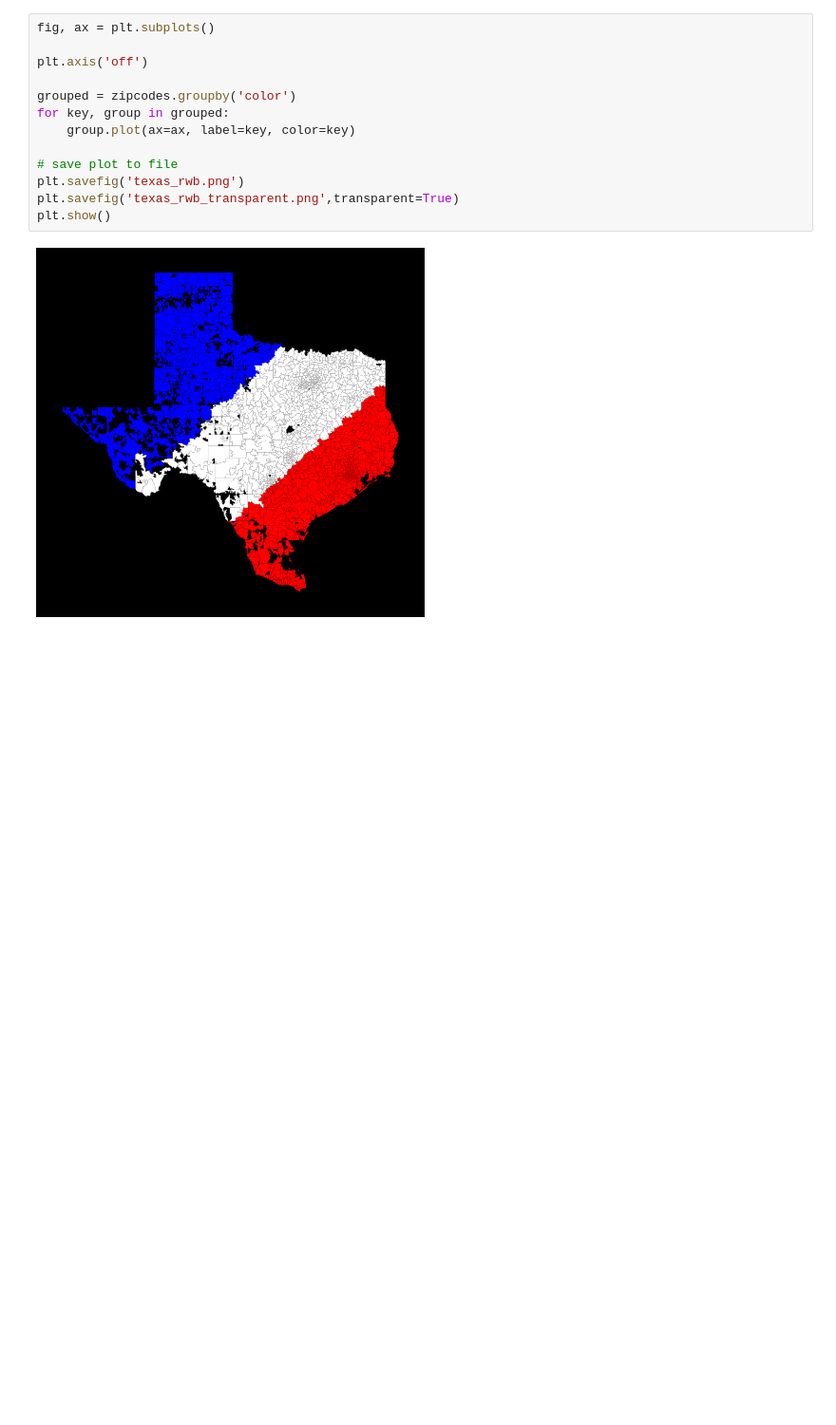
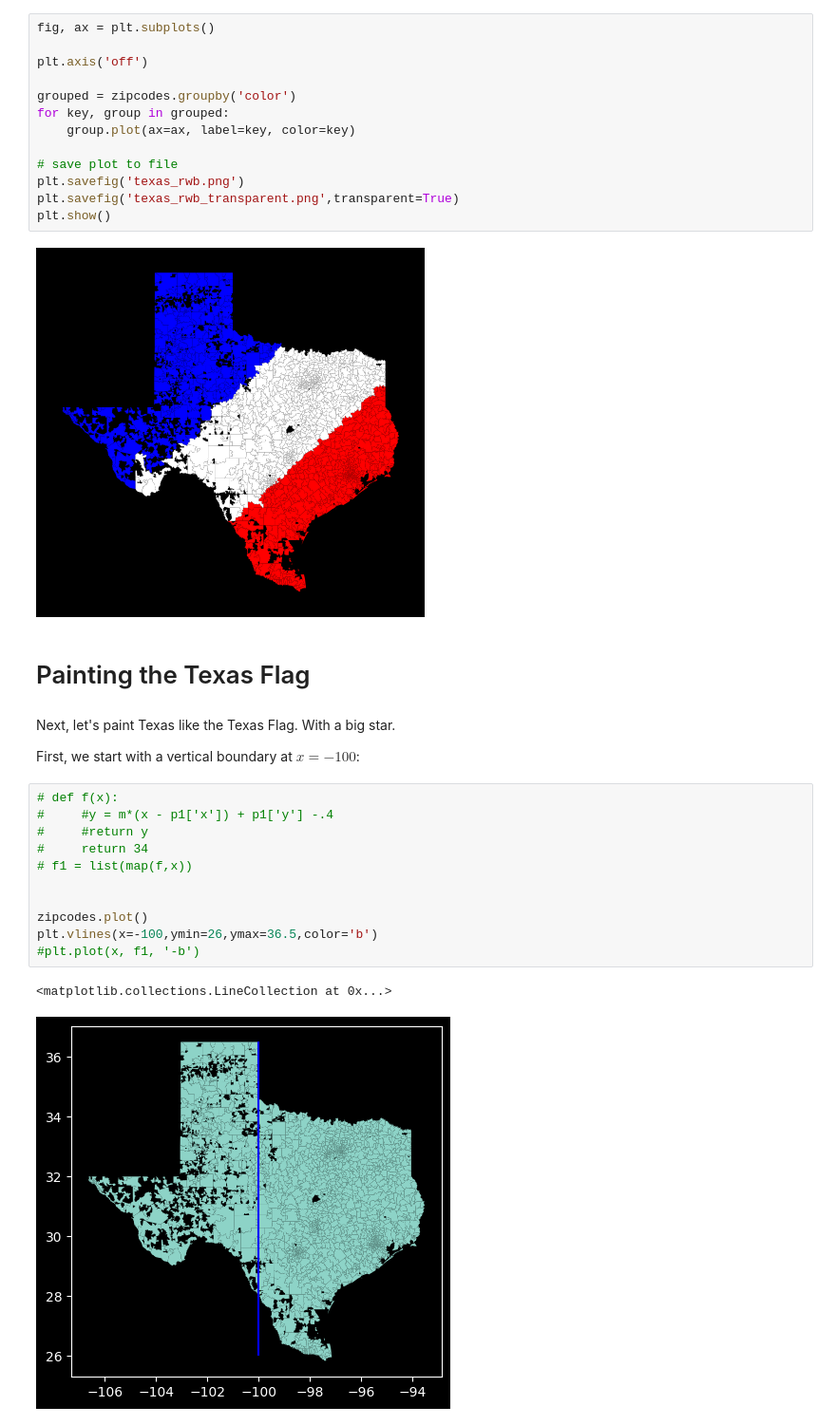
Before and after one commit to alshival/upgraded-journey, a Jupyter notebook: Geospatial Analytics/painting_by_numbers.ipynb, the cells around one changed output. Shown at 95% size. Saved outputs shown, nothing was run; the diff lists cells and outputs as text; blank space fills up the shorter version.

Commit message:
adding Texas Flag

```diff
--- a/Geospatial Analytics/painting_by_numbers.ipynb
+++ b/Geospatial Analytics/painting_by_numbers.ipynb
@@ -152,3 +152,23 @@ plt.savefig('texas_rwb_transparent.png',transparent=True)
 plt.show()
 # %% [output]
 [figure]
+# %% [markdown]
+# Painting the Texas Flag
+# %% [markdown]
+Next, let's paint Texas like the Texas Flag. With a big star.
+
+First, we start with a vertical boundary at $x=-100$:
+# %%
+# def f(x):
+#     #y = m*(x - p1['x']) + p1['y'] -.4
+#     #return y
+#     return 34
+# f1 = list(map(f,x))
+
+
+zipcodes.plot()
+plt.vlines(x=-100,ymin=26,ymax=36.5,color='b')
+#plt.plot(x, f1, '-b')
+# %% [output]
+<matplotlib.collections.LineCollection at 0x...>
+[figure, added]
```
Also changed, not shown: parts of 8 cells of this notebook, 2 other files.
